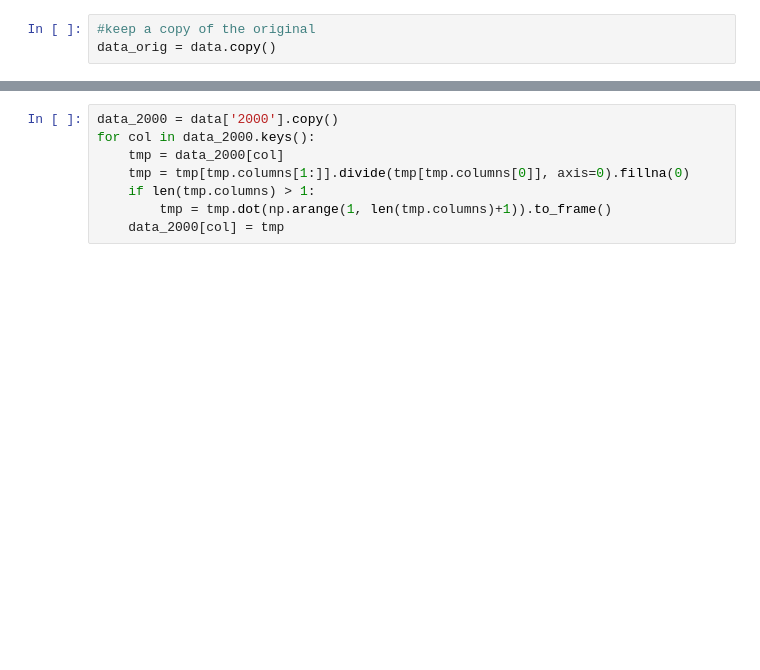
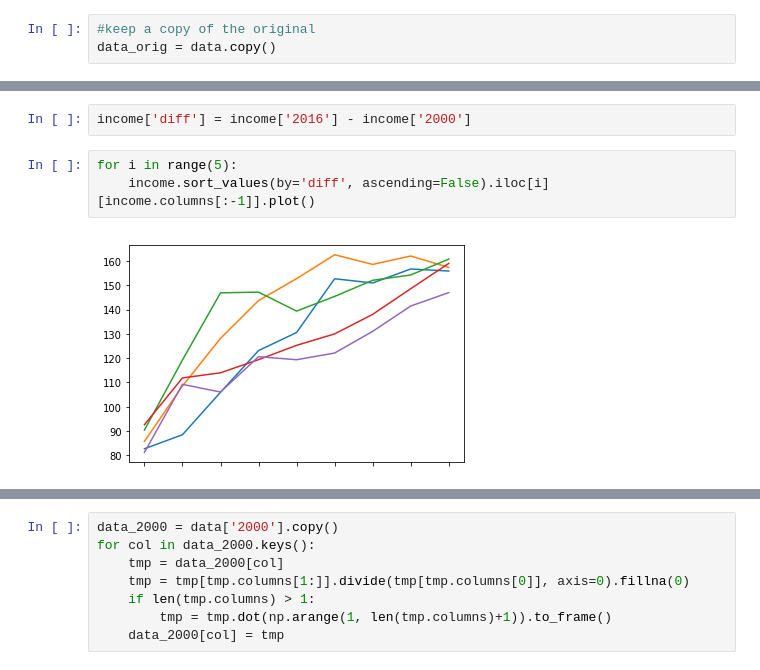
Before and after one commit to tsansom/Springboard-Data-Science, a Jupyter notebook: capstone_projects/gentrification/2a - Data Transformations (Bins to Index).ipynb, the cells around one changed output, grey strips where cells are left out. Cells and saved outputs as stored; diff of their text form; blank space fills up the shorter version.

```diff
--- a/capstone_projects/gentrification/2a - Data Transformations (Bins to Index).ipynb
+++ b/capstone_projects/gentrification/2a - Data Transformations (Bins to Index).ipynb
@@ -15,0 +80,7 @@ data_orig = data.copy()
+# %%
+income['diff'] = income['2016'] - income['2000']
+# %%
+for i in range(5):
+    income.sort_values(by='diff', ascending=False).iloc[i][income.columns[:-1]].plot()
+# %% [output]
+[figure, added]
```
Also changed, not shown: parts of 22 cells of this notebook.
